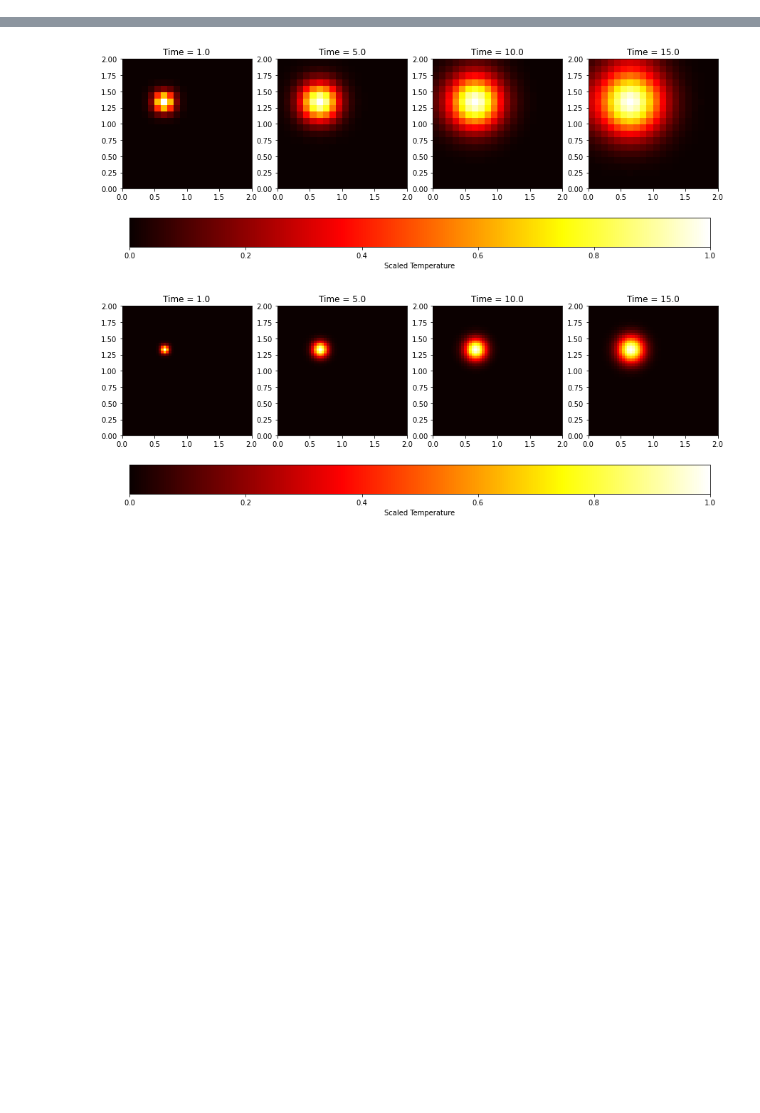
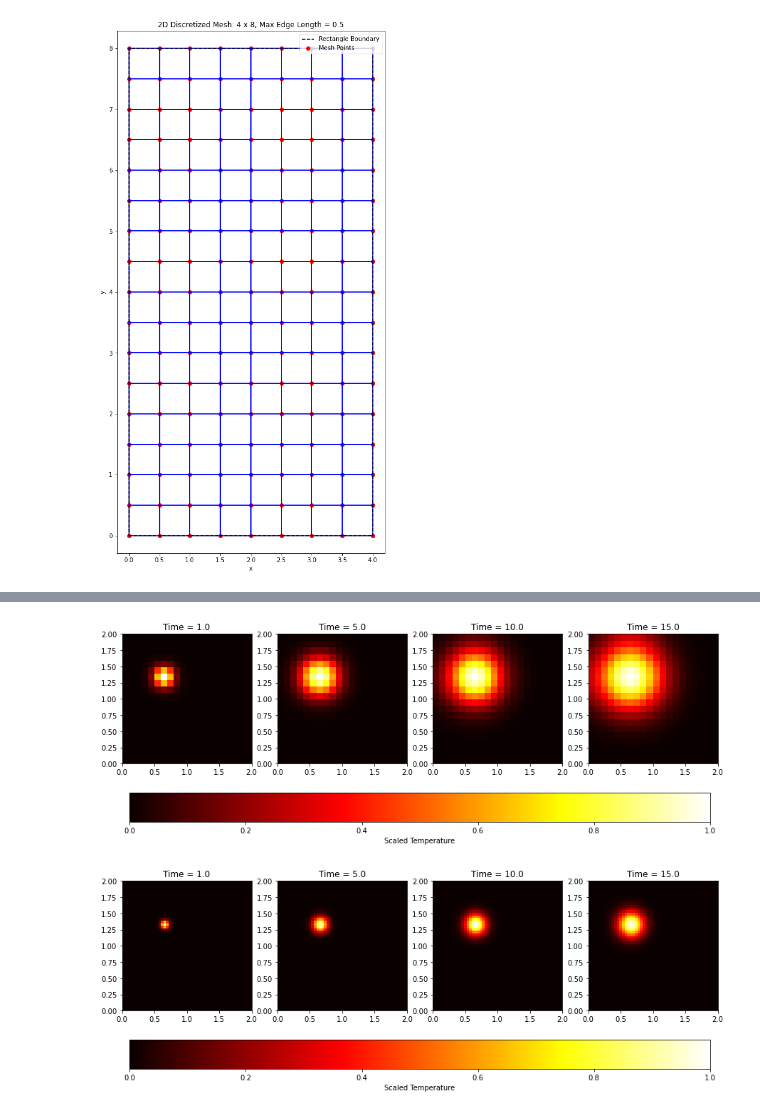
Before and after one commit to maxmandel03/MandelPHYS250FinalProject, a Jupyter notebook: Mandel_Phys250_FinalProject.ipynb, the cells around one changed output, grey strips where cells are left out. Drawn from its saved outputs; the diff is of its cells as text; code cells hidden in the pictures; blank space fills up the shorter version.

```diff
--- a/Mandel_Phys250_FinalProject.ipynb
+++ b/Mandel_Phys250_FinalProject.ipynb
@@ -104,0 +111,6 @@ VizMesh2D(points, cells)
+# %%
+# Example 3
+V, C = MakeDiscreteCells(8, 4, 0.5)
+VizMesh2D(V, C, 0.5)
+# %% [output]
+[figure, added]
```
Also changed, not shown: parts of 13 cells of this notebook.
